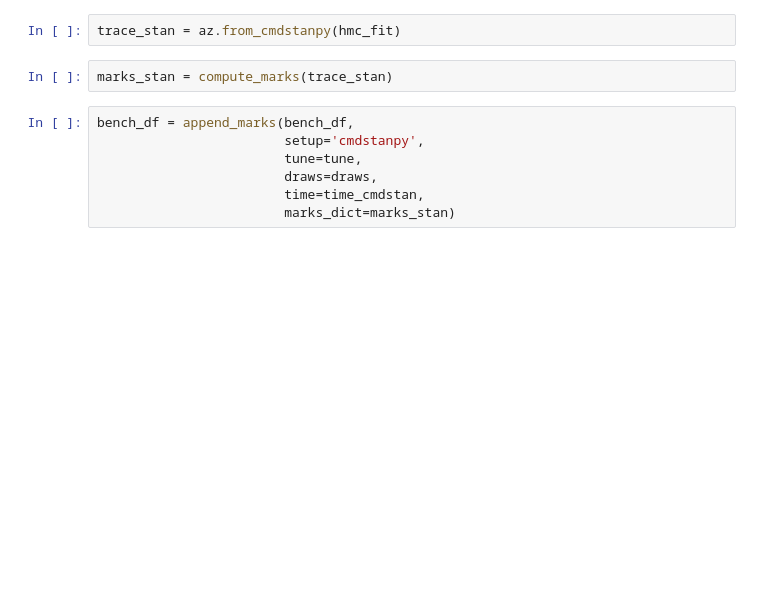
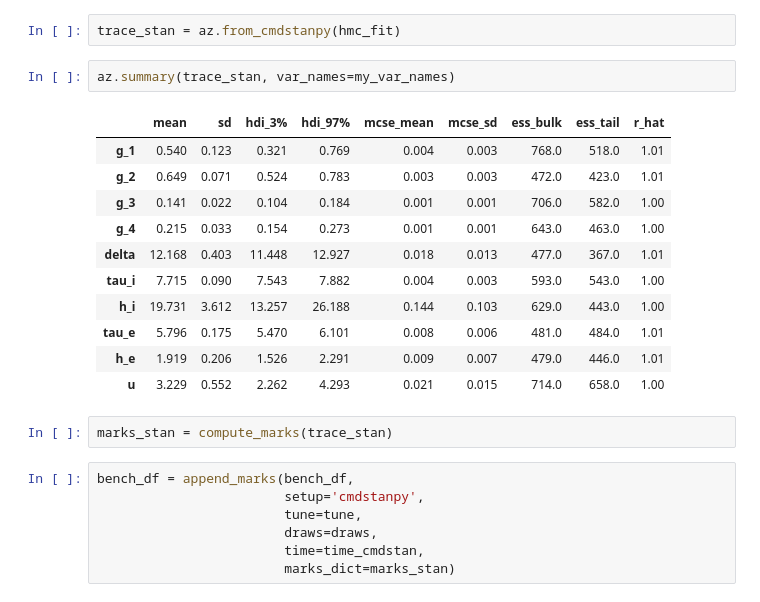
Before and after one commit to emstruong/DCM_PPLs, a Jupyter notebook: Benchmark_PPLs/PPLs_benchmark.ipynb, the cells around one changed output. Drawn from its saved outputs; the diff is of its cells as text; blank space fills up the shorter version.

```diff
--- a/Benchmark_PPLs/PPLs_benchmark.ipynb
+++ b/Benchmark_PPLs/PPLs_benchmark.ipynb
@@ -321,5 +353,19 @@ Exception: gamma_lpdf: Random variable is inf, but must be positive finite! (in
 # %%
 trace_stan = az.from_cmdstanpy(hmc_fit)
+# %%
+az.summary(trace_stan, var_names=my_var_names)
+# %% [output]
+|  | mean | sd | hdi_3% | hdi_97% | mcse_mean | mcse_sd | ess_bulk | ess_tail | r_hat |
+| g_1 | 0.540 | 0.123 | 0.321 | 0.769 | 0.004 | 0.003 | 768.0 | 518.0 | 1.01 |
+| g_2 | 0.649 | 0.071 | 0.524 | 0.783 | 0.003 | 0.003 | 472.0 | 423.0 | 1.01 |
+| g_3 | 0.141 | 0.022 | 0.104 | 0.184 | 0.001 | 0.001 | 706.0 | 582.0 | 1.00 |
+| g_4 | 0.215 | 0.033 | 0.154 | 0.273 | 0.001 | 0.001 | 643.0 | 463.0 | 1.00 |
+| delta | 12.168 | 0.403 | 11.448 | 12.927 | 0.018 | 0.013 | 477.0 | 367.0 | 1.01 |
+| tau_i | 7.715 | 0.090 | 7.543 | 7.882 | 0.004 | 0.003 | 593.0 | 543.0 | 1.00 |
+| h_i | 19.731 | 3.612 | 13.257 | 26.188 | 0.144 | 0.103 | 629.0 | 443.0 | 1.00 |
+| tau_e | 5.796 | 0.175 | 5.470 | 6.101 | 0.008 | 0.006 | 481.0 | 484.0 | 1.01 |
+| h_e | 1.919 | 0.206 | 1.526 | 2.291 | 0.009 | 0.007 | 479.0 | 446.0 | 1.01 |
+| u | 3.229 | 0.552 | 2.262 | 4.293 | 0.021 | 0.015 | 714.0 | 658.0 | 1.00 |
 # %%
 marks_stan = compute_marks(trace_stan)
 # %%
```
Also changed, not shown: parts of 17 cells of this notebook, 1 other file.
